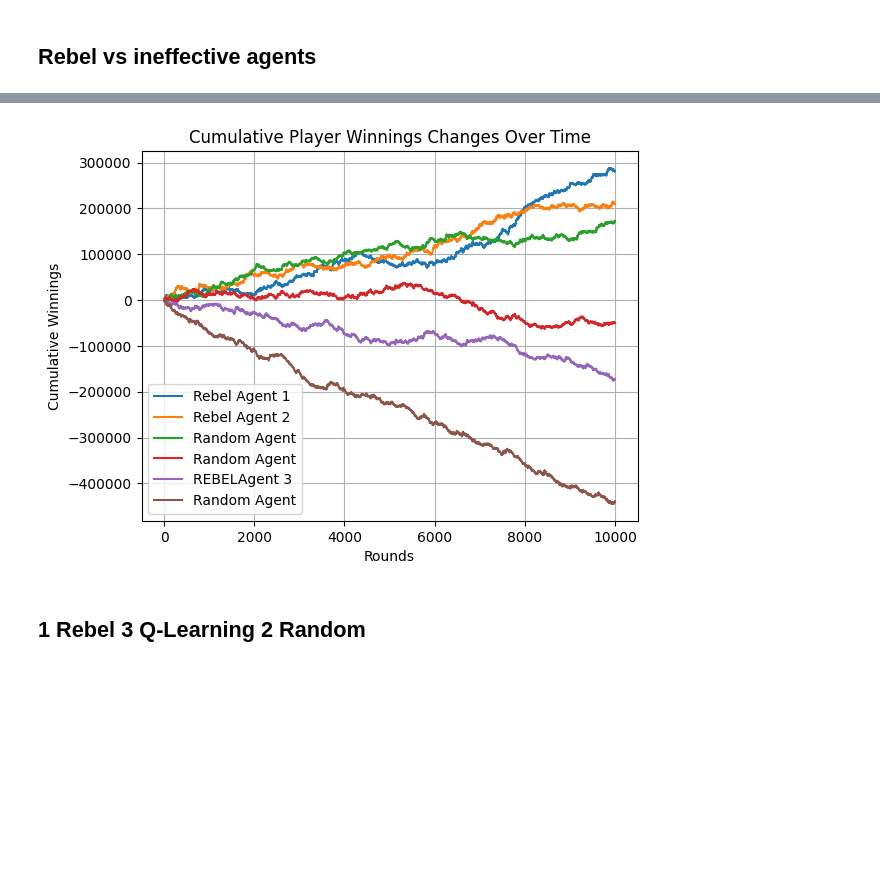
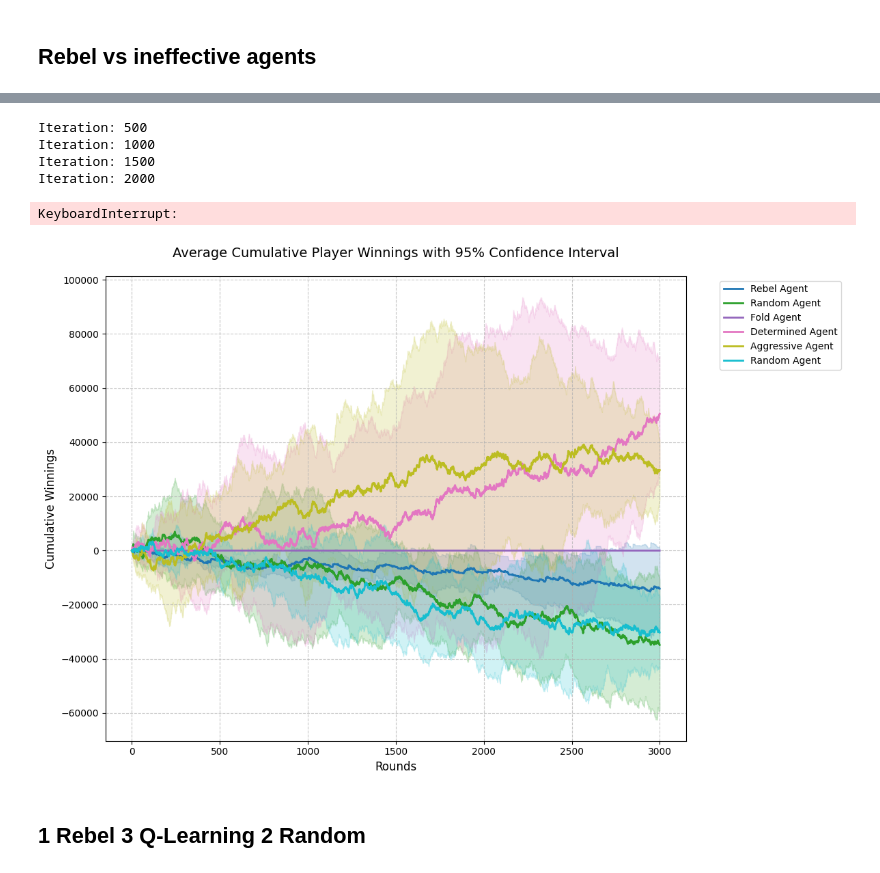
Before and after one commit to mvvollmer/RegretfulTexasHoldEm_feat_MonteCarlo, a Jupyter notebook: MilesDev.ipynb, the cells around one changed output, grey strips where cells are left out. Drawn from its saved outputs; the diff is of its cells as text; code cells hidden in the pictures; blank space fills up the shorter version.

```diff
--- a/MilesDev.ipynb
+++ b/MilesDev.ipynb
@@ -898,7 +1725,7 @@ def learningLoop(table, agents, active_players, n_iterations, batch_size=32, tra
 ## Rebel vs ineffective agents
 # %%
 active_players = 6
-agents = [REBELAgent(active_players), RandomAgent(), FoldAgent(), DeterminedAgent(), AggressiveAgent(), RandomAgent()]
+agents = [REBELAgent(num_players=6), RandomAgent(), FoldAgent(), DeterminedAgent(), AggressiveAgent(), RandomAgent()]
 player_names = {0: 'TrackedAgent1', 1: 'Agent2'} # Rest are defaulted to player3, player4...
 # Should we only log the 0th players (here TrackedAgent1) private cards to hand history files
 track_single_player = False
@@ -907,6 +1734,3 @@ low_stack_bbs = 999
 high_stack_bbs = 1000
 hand_history_location = 'Hands/'
 invalid_action_penalty = 10
-
-table = createEnviorment(active_players, agents, player_names, low_stack_bbs, high_stack_bbs, hand_history_location, invalid_action_penalty, track_single_player)
-table.seed(2)
@@ -958,14 +1736,0 @@ plt.show()
-# %%
-active_players = 6
-agents = [REBELAgent(active_players), REBELAgent(active_players), RandomAgent(), RandomAgent(), REBELAgent(active_players), RandomAgent()]
-player_names = {0: 'TrackedAgent1', 1: 'Agent2'} # Rest are defaulted to player3, player4...
-# Should we only log the 0th players (here TrackedAgent1) private cards to hand history files
-track_single_player = False
-# Bounds for randomizing player stack sizes in reset()
-low_stack_bbs = 999
-high_stack_bbs = 1000
-hand_history_location = 'Hands/'
-invalid_action_penalty = 10
-
-table = createEnviorment(active_players, agents, player_names, low_stack_bbs, high_stack_bbs, hand_history_location, invalid_action_penalty, track_single_player)
-table.seed(2)
@@ -993,25 +1737,25 @@ Iteration: 10000
-# %%
-players = ["Rebel Agent 1", "Rebel Agent 2", "Random Agent", "Random Agent", "REBELAgent 3", "Random Agent"]
-
-# Compute the running cumulative sum for each player
-cumulative_player_stacks = np.cumsum(player_winnings, axis=0)
-
-# Transpose to get stacks per player
-cumulative_player_stacks_transposed = cumulative_player_stacks.T
-
-# Plot cumulative stacks for each player
-for i, cumulative_stack in enumerate(cumulative_player_stacks_transposed, start=1):
-    plt.plot(cumulative_stack, label=f'{players[i-1]}')
-
-# Add labels and legend
-plt.xlabel('Rounds')
-plt.ylabel('Cumulative Winnings')
-plt.title('Cumulative Player Winnings Changes Over Time')
-plt.legend()
-plt.grid(True)
-plt.show()
-# %% [output]
-[figure, removed]
+# %%
+n_trials = 5
+n_iterations = 5000
+total_winnings = []
+for t in range(n_trials):
+    table = createEnviorment(active_players, agents, player_names, low_stack_bbs, high_stack_bbs, hand_history_location, invalid_action_penalty, track_single_player)
+    table.seed(t)
+    player_winnings = learningLoop(table, agents, active_players, n_iterations)
+    print(f"Trial {t+1} completed")
+    total_winnings.append(player_winnings)
+# %% [output]
+Iteration: 500
+Iteration: 1000
+Iteration: 1500
+Iteration: 2000
+KeyboardInterrupt:
+# %%
+players = ["Rebel Agent", "Random Agent", "Fold Agent", "Determined Agent", "Aggressive Agent", "Random Agent"]
+
+plt2 = plot_cumulative_winnings(total_winnings, players, n_iterations)
+# %% [output]
+[figure, added]
 # %% [markdown]
 ## 1 Rebel 3 Q-Learning 2 Random
 # %%
```
Also changed, not shown: parts of 45 cells of this notebook.
